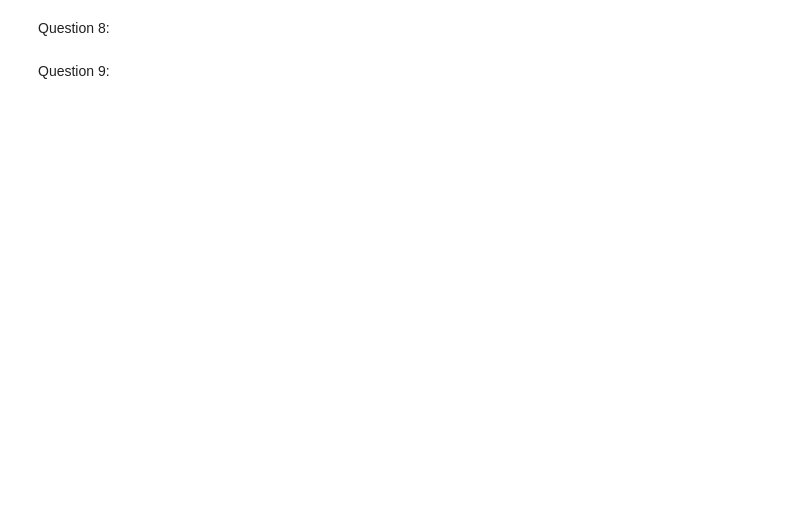
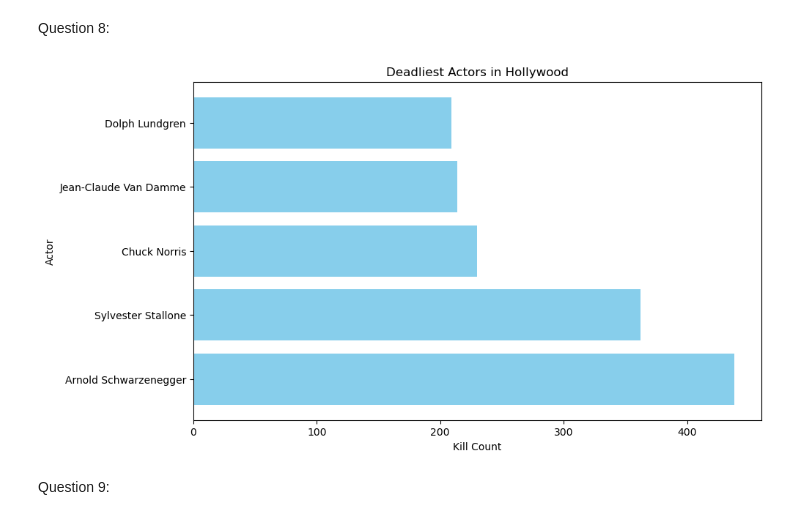
Before and after one commit to bobalaluGC/Babatunde.Obalalu.BDAT1004PS3, a Jupyter notebook: Babatunde.Obalalu.BDAT1004PS3.ipynb, the cells around one changed output. Saved outputs shown, nothing was run; the diff lists cells and outputs as text; code cells hidden in the pictures; blank space fills up the shorter version.

```diff
--- a/Babatunde.Obalalu.BDAT1004PS3.ipynb
+++ b/Babatunde.Obalalu.BDAT1004PS3.ipynb
@@ -167,4 +353,33 @@ Question 7:
 # %% [markdown]
 Question 8:
+# %%
+import matplotlib.pyplot as plt
+import pandas as pd
+
+# Sample data (replace with your actual data)
+data = {
+            'Actor': ['Arnold Schwarzenegger', 'Sylvester Stallone', 'Chuck Norris', 'Jean-Claude Van Damme', 'Dolph Lundgren'],
+            'Kill Count': [438, 362, 230, 214, 209]
+       }
+
+# Create a DataFrame
+df = pd.DataFrame(data)
+
+# Sort the DataFrame by kill count in descending order
+df = df.sort_values(by='Kill Count', ascending = False)
+
+# Create the horizontal bar chart
+plt.figure(figsize=(10, 6))
+plt.barh(df['Actor'], df['Kill Count'], color = 'skyblue')
+
+# Add labels and title
+plt.xlabel('Kill Count')
+plt.ylabel('Actor')
+plt.title('Deadliest Actors in Hollywood')
+
+# Show the plot
+plt.show()
+# %% [output]
+[figure, added]
 # %% [markdown]
 Question 9:
```
Also changed, not shown: parts of 8 cells of this notebook.
